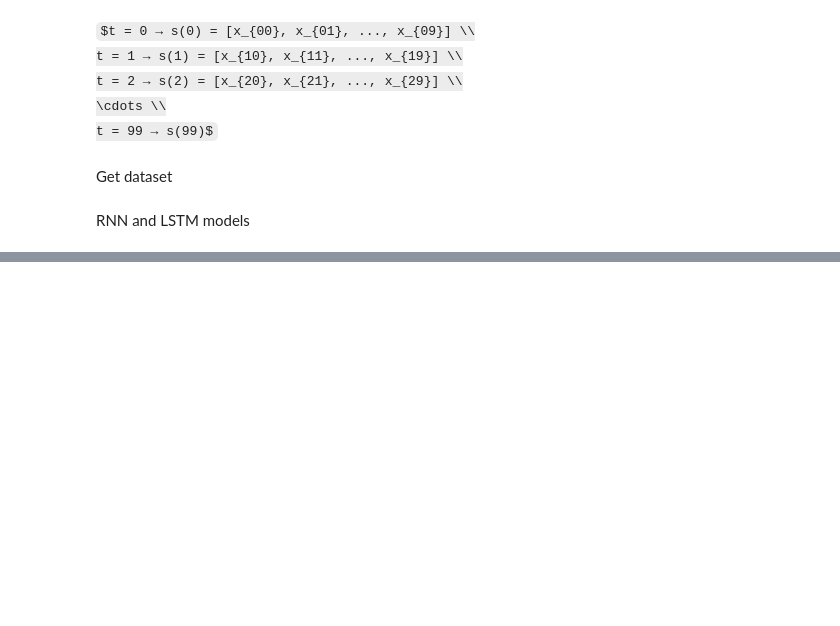
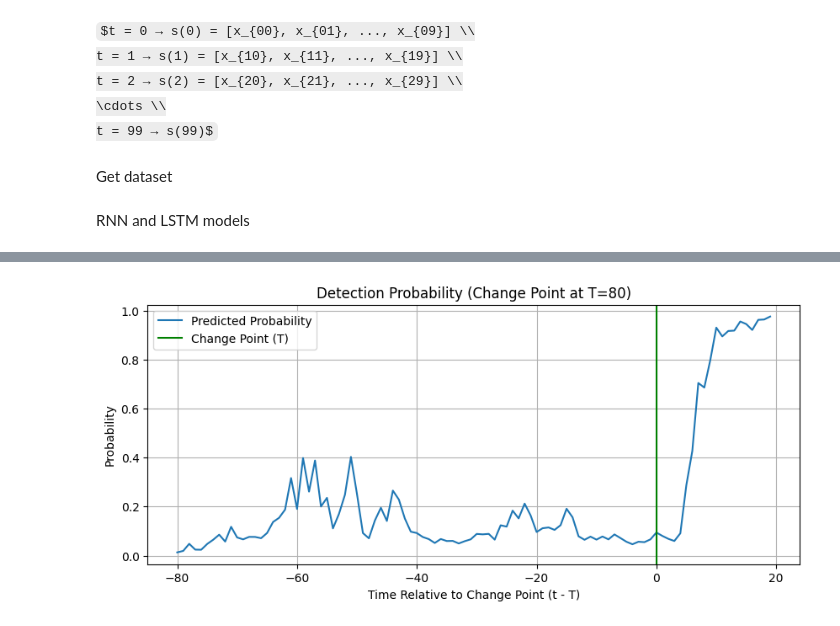
Before and after one commit to yashc73080/CS462-Deep-Learning, a Jupyter notebook: HW3/sequences.ipynb, the cells around one changed output, grey strips where cells are left out. Cells and saved outputs as stored; diff of their text form; code cells hidden in the pictures; some formulas as TeX source; blank space fills up the shorter version.

```diff
--- a/HW3/sequences.ipynb
+++ b/HW3/sequences.ipynb
@@ -178,0 +268,6 @@ tensor([0.4777, 0.5229, 0.5026, 0.5077, 0.5181, 0.4574, 0.4967, 0.4999, 0.4509,
+# %%
+seq, label, T = dataloader.dataset[0]
+probabilities = get_probabilities(lstm, seq)
+plot_probabilities(probabilities, T)
+# %% [output]
+[figure, added]
```
Also changed, not shown: parts of 13 cells of this notebook.
